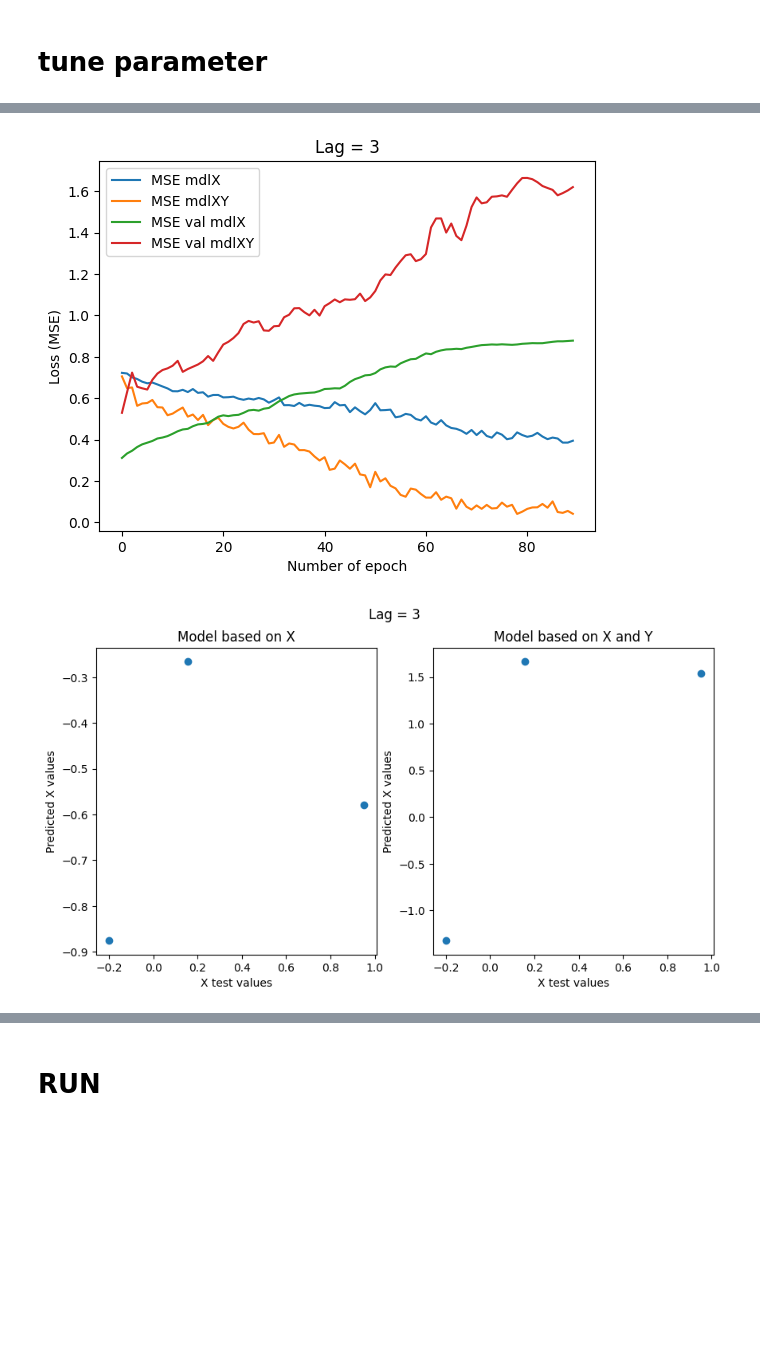
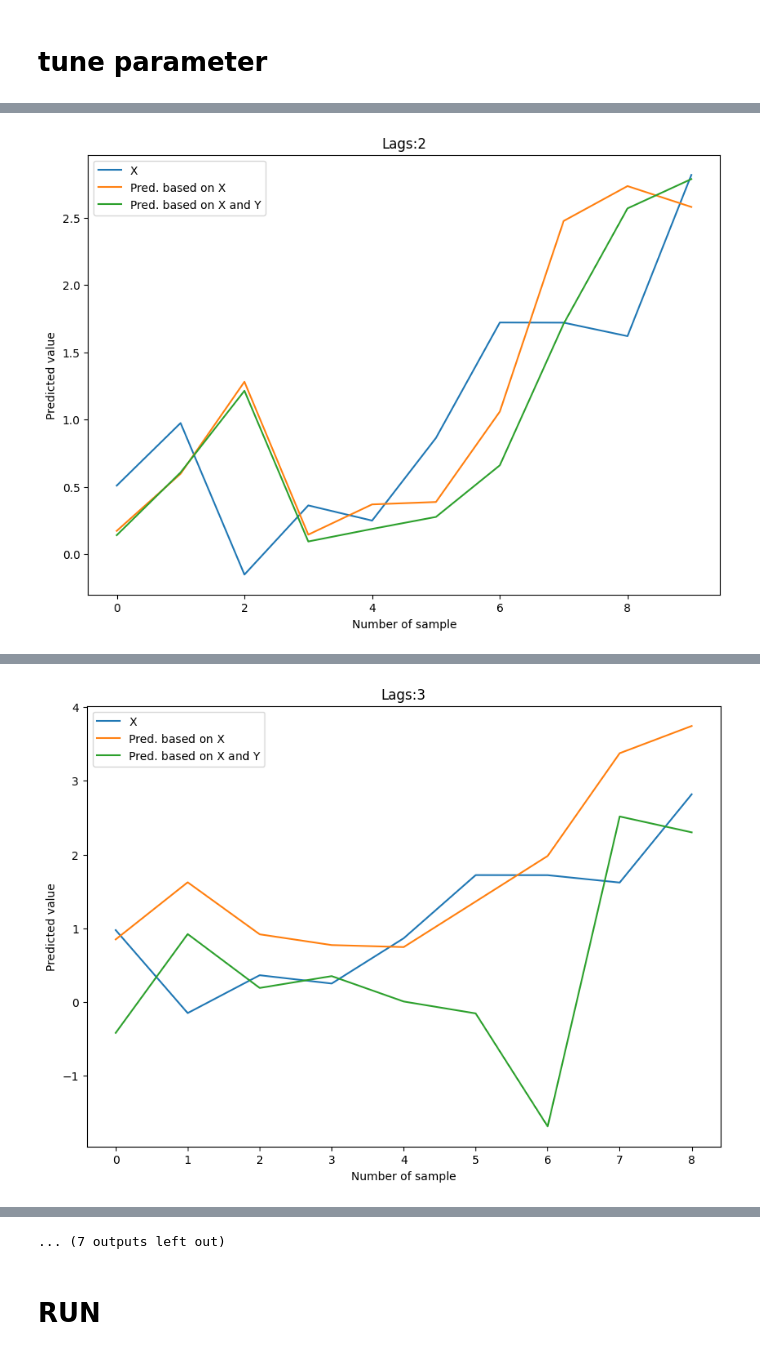
Before and after one commit to iamzhentang/causal, a Jupyter notebook: Nonlincausality/my_usage.ipynb, the cells around one changed output, grey strips where cells are left out. Cells and saved outputs as stored; diff of their text form; code cells hidden in the pictures; blank space fills up the shorter version.

```diff
--- a/Nonlincausality/my_usage.ipynb
+++ b/Nonlincausality/my_usage.ipynb
@@ -80,14 +61,14 @@ df_col = {
     'FUEL': 3,
     'EV': 4
 }
-fuel_col_idx = df_col['PHEV']
+fuel_col_idx = df_col['EVER']
 emission_col_idx = df_col['emission']
-lags = [3]
+lags = [2,3]
 
 # 数据集划分比例
 train_percent = 0.6
-val_percent = 0.2
-test_percent = 0.2
+val_percent = 0
+test_percent = 0.4
 
 emission_data = pd.read_csv('%s'%em_pth['anhui'])
 vehicle_data = pd.read_csv('%s'%veh_pth['anhui'])
@@ -256,8 +237,10 @@ logging.debug(data_train)
  'lr_1': 0.009491891049758111, 'lr_2': 0.0008456846436851737, 'batch_size': 1, 'regularization': 'l1_l2', 'reg_alpha_1': 0.0001094356638442965, 'reg_alpha_2': 1.5650893647223425e-05}
 {'n_units_0': 352, 'dropout_1': 0.1, 'run': 2, 'epochs_1': 70, 'epochs_2': 70,
  'lr_1': 0.005798427993433423, 'lr_2': 0.0007075556739308057, 'batch_size': 2, 'regularization': 'l2', 'reg_alpha_1': 0.0005899128272531358}
-add = {'n_units_0': 64, 'dropout_1': 0.1, 'run': 3, 'epochs_1': 70, 'epochs_2': 20,
+{'n_units_0': 64, 'dropout_1': 0.1, 'run': 3, 'epochs_1': 70, 'epochs_2': 20,
  'lr_1': 0.000595711115283764, 'lr_2': 0.00013593580771273297, 'batch_size': 2, 'regularization': 'l1', 'reg_alpha_1': 1.7961773396932545e-05}
+add = {'n_units_0': 432, 'dropout_1': 0.15000000000000002, 'run': 2, 'epochs_1': 40, 'epochs_2': 60, 'lr_1': 0.007942516249204279, 'lr_2': 2.620880939988406e-05, 'batch_size': 3, 'regularization': 'l2', 'reg_alpha_1': 1.0543609847149722e-05}
+
 params = {
     'x': data_train,
     'maxlag': lags,
@@ -383,0 +369 @@ for lag in lags:
+[figure, new version]
@@ -396,2 +381 @@ Test statistic = 2.0 p-value = 0.75
-[figure, old version]
+[figure, new version]
-[figure, removed]
@@ -399,3 +382,4 @@ Test statistic = 2.0 p-value = 0.75
+... (7 outputs left out)
 # %% [markdown]
 # RUN
 # %%
```
Also changed, not shown: parts of 3 cells of this notebook, 2 other files.
